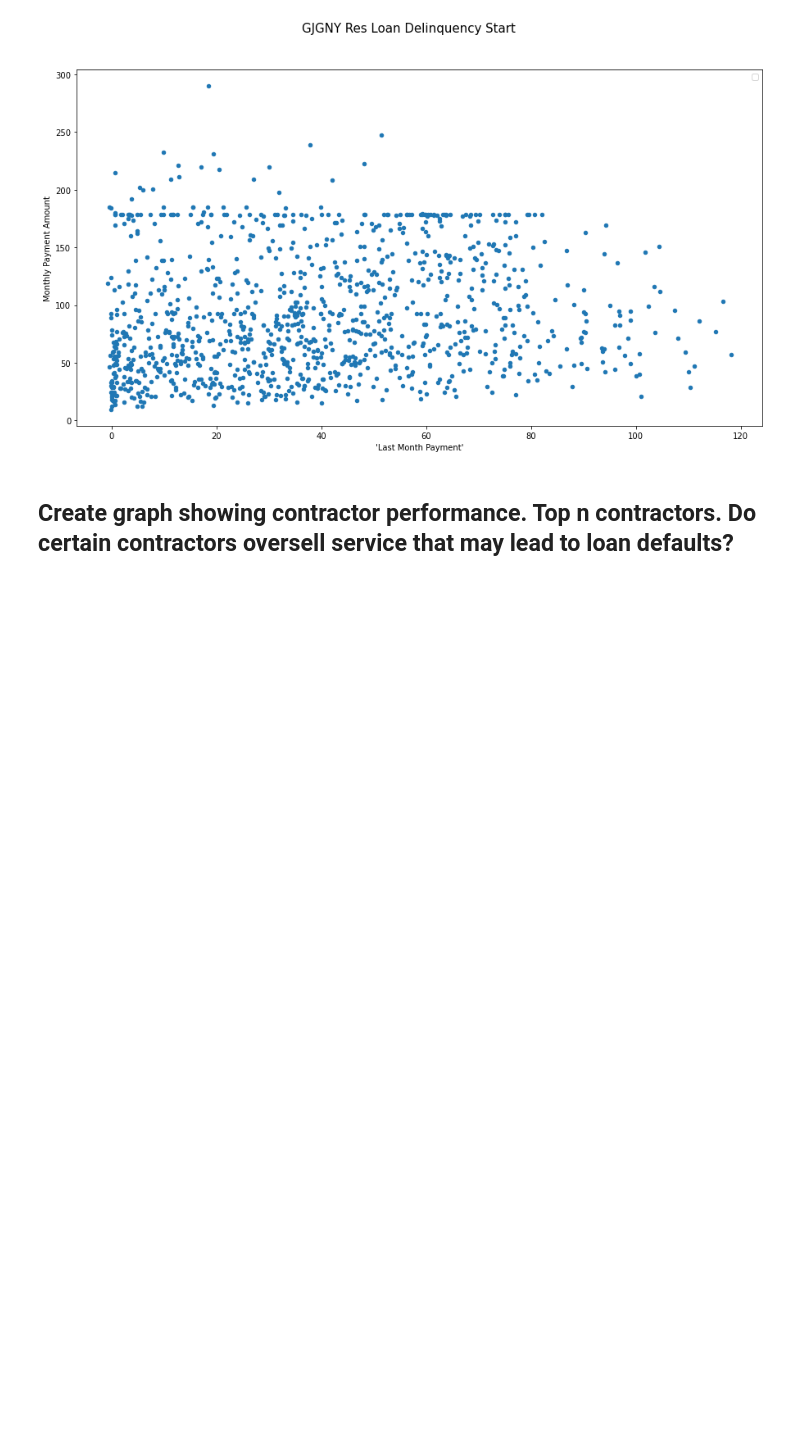
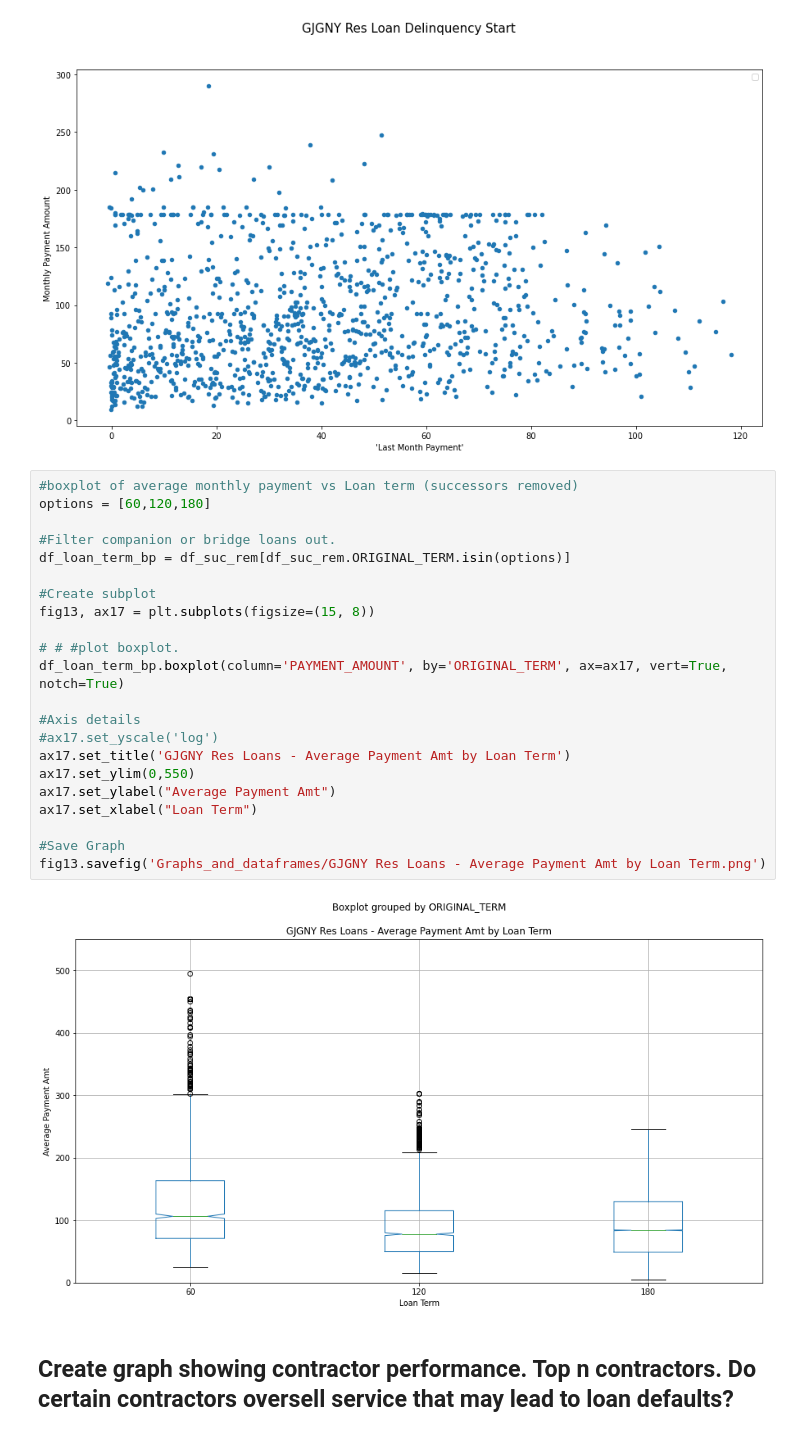
Before and after one commit to jlixander/GJGNY_Analysis, a Jupyter notebook: GJGNY_Analysis.ipynb, the cells around one changed output. Drawn from its saved outputs; the diff is of its cells as text; blank space fills up the shorter version.

```diff
--- a/GJGNY_Analysis.ipynb
+++ b/GJGNY_Analysis.ipynb
@@ -799,6 +805,30 @@ See the caveats in the documentation: https://pandas.pydata.org/pandas-docs/stab
 
 No handles with labels found to put in legend.
 [figure]
+# %%
+#boxplot of average monthly payment vs Loan term (successors removed)
+options = [60,120,180]
+
+#Filter companion or bridge loans out.
+df_loan_term_bp = df_suc_rem[df_suc_rem.ORIGINAL_TERM.isin(options)]
+
+#Create subplot
+fig13, ax17 = plt.subplots(figsize=(15, 8))
+
+# # #plot boxplot.
+df_loan_term_bp.boxplot(column='PAYMENT_AMOUNT', by='ORIGINAL_TERM', ax=ax17, vert=True, notch=True)
+
+#Axis details
+#ax17.set_yscale('log')
+ax17.set_title('GJGNY Res Loans - Average Payment Amt by Loan Term')
+ax17.set_ylim(0,550)
+ax17.set_ylabel("Average Payment Amt")
+ax17.set_xlabel("Loan Term")
+
+#Save Graph
+fig13.savefig('Graphs_and_dataframes/GJGNY Res Loans - Average Payment Amt by Loan Term.png')
+# %% [output]
+[figure, added]
 # %% [markdown]
 ## Create graph showing contractor performance. Top n contractors. Do certain contractors oversell service that may lead to loan defaults?
 # %%
```
Also changed, not shown: parts of 8 cells of this notebook.
